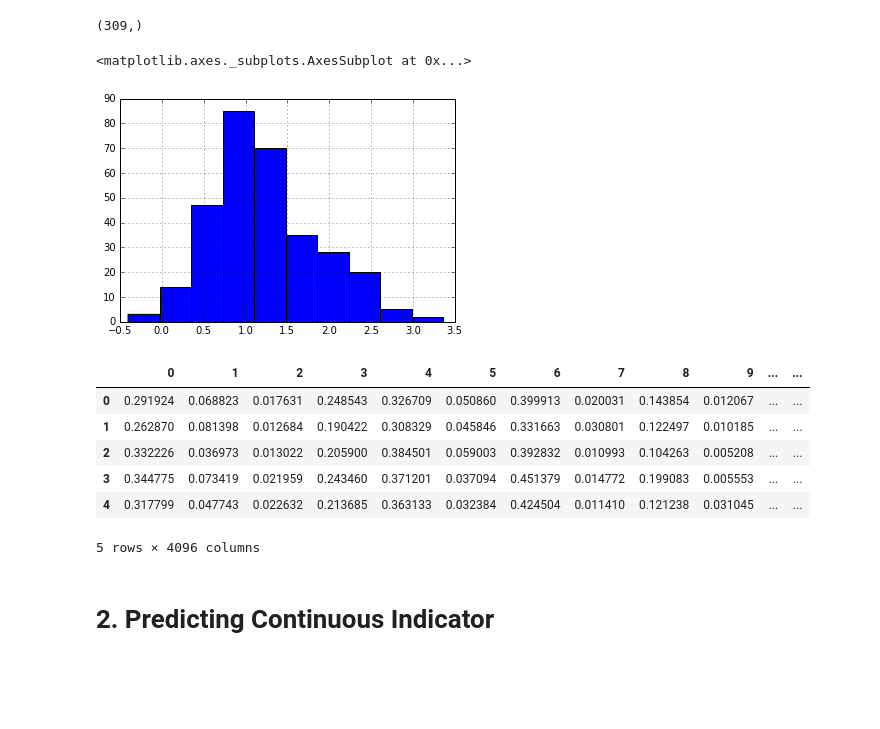
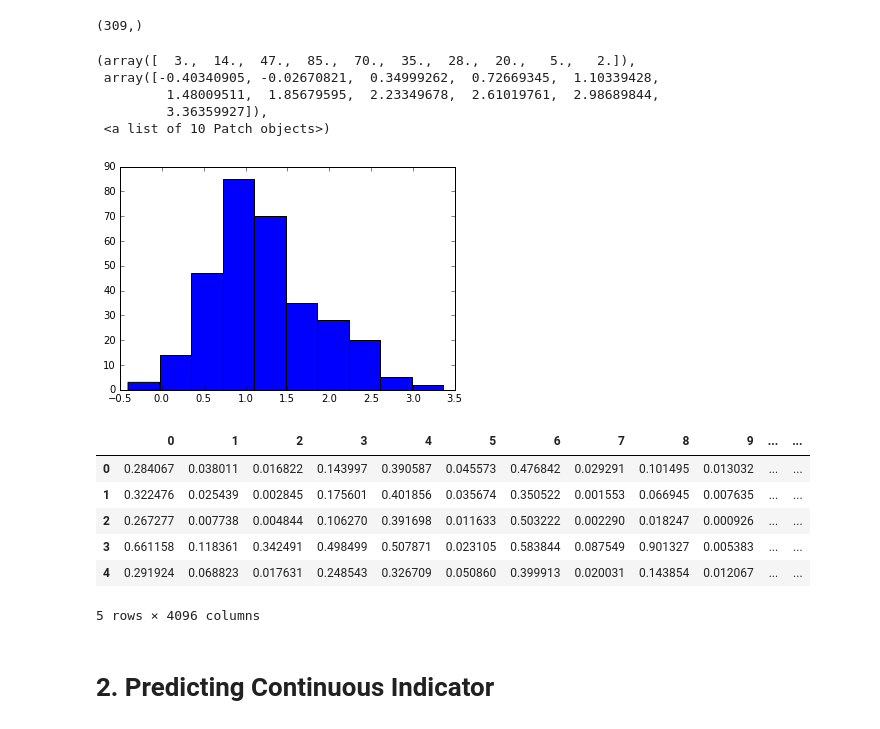
Before and after one commit to WFP-VAM/HRM, a Jupyter notebook: Notebooks/4. Predicting HH indicators with CNN features.ipynb, the cells around one changed output. Drawn from its saved outputs; the diff is of its cells as text; code cells hidden in the pictures; blank space fills up the shorter version.

```diff
--- a/Notebooks/4. Predicting HH indicators with CNN features.ipynb
+++ b/Notebooks/4. Predicting HH indicators with CNN features.ipynb
@@ -35,7 +34,9 @@ hh_data_2011_cluster_minHH = pd.read_csv("../Data/Intermediate_files/hh_data_201
 # %%
-google_sat_CNN_features_lsms_VGGF_caffe_conv7_mean_100imagescluster = pd.read_csv("../Data/Intermediate_files/google_sat_CNN_features_lsms_VGGF_caffe_conv7_mean_100imagescluster.csv")
+CNN_features = pd.read_csv("../Data/Intermediate_files/google_sat_CNN_features_lsms_VGGF_caffe_conv7_mean_100imagescluster.csv")
 # %% [markdown]
 ### Merging
 # %%
-data=hh_data_2011_cluster_minHH.merge(google_sat_CNN_features_lsms_VGGF_caffe_conv7_mean_100imagescluster,on=["i","j"])
+data=hh_data.merge(CNN_features,on=["i","j"])
+# %%
+data = data.sample(frac=1).reset_index(drop=True) #Shuffling the data
 # %%
@@ -45,7 +46,7 @@ data_features=data.iloc[:,start_features:]
 # %% [markdown]
 ### Defining predictors and predicting variables
 # %%
-y = data["cons"] #Average normalized consumption per cluster
+y = data["cons"].values #Average normalized consumption per cluster
 y = y[y > 0]
 y = np.log(y) #Log-normal distribution
 # %%
@@ -60,21 +61,25 @@ X.shape
 y.shape
 # %% [output]
 (309,)
-# %%
-y.hist()
-# %% [output]
-<matplotlib.axes._subplots.AxesSubplot at 0x...>
-[figure, removed]
-# %%
-X.head()
-# %% [output]
-|  | 0 | 1 | 2 | 3 | 4 | 5 | 6 | 7 | 8 | 9 | ... | ... |
-| 0 | 0.291924 | 0.068823 | 0.017631 | 0.248543 | 0.326709 | 0.050860 | 0.399913 | 0.020031 | 0.143854 | 0.012067 | ... | ... |
-| 1 | 0.262870 | 0.081398 | 0.012684 | 0.190422 | 0.308329 | 0.045846 | 0.331663 | 0.030801 | 0.122497 | 0.010185 | ... | ... |
-| 2 | 0.332226 | 0.036973 | 0.013022 | 0.205900 | 0.384501 | 0.059003 | 0.392832 | 0.010993 | 0.104263 | 0.005208 | ... | ... |
-| 3 | 0.344775 | 0.073419 | 0.021959 | 0.243460 | 0.371201 | 0.037094 | 0.451379 | 0.014772 | 0.199083 | 0.005553 | ... | ... |
-| 4 | 0.317799 | 0.047743 | 0.022632 | 0.213685 | 0.363133 | 0.032384 | 0.424504 | 0.011410 | 0.121238 | 0.031045 | ... | ... |
-5 rows × 4096 columns
+# %%
+plt.hist(y)
+# %% [output]
+(array([  3.,  14.,  47.,  85.,  70.,  35.,  28.,  20.,   5.,   2.]),
+ array([-0.40340905, -0.02670821,  0.34999262,  0.72669345,  1.10339428,
+         1.48009511,  1.85679595,  2.23349678,  2.61019761,  2.98689844,
+         3.36359927]),
+ <a list of 10 Patch objects>)
+[figure, added]
+# %%
+pd.DataFrame(X).head()
+# %% [output]
+|  | 0 | 1 | 2 | 3 | 4 | 5 | 6 | 7 | 8 | 9 | ... | ... |
+| 0 | 0.284067 | 0.038011 | 0.016822 | 0.143997 | 0.390587 | 0.045573 | 0.476842 | 0.029291 | 0.101495 | 0.013032 | ... | ... |
+| 1 | 0.322476 | 0.025439 | 0.002845 | 0.175601 | 0.401856 | 0.035674 | 0.350522 | 0.001553 | 0.066945 | 0.007635 | ... | ... |
+| 2 | 0.267277 | 0.007738 | 0.004844 | 0.106270 | 0.391698 | 0.011633 | 0.503222 | 0.002290 | 0.018247 | 0.000926 | ... | ... |
+| 3 | 0.661158 | 0.118361 | 0.342491 | 0.498499 | 0.507871 | 0.023105 | 0.583844 | 0.087549 | 0.901327 | 0.005383 | ... | ... |
+| 4 | 0.291924 | 0.068823 | 0.017631 | 0.248543 | 0.326709 | 0.050860 | 0.399913 | 0.020031 | 0.143854 | 0.012067 | ... | ... |
+5 rows × 4096 columns
 # %% [markdown]
 # 2. Predicting Continuous Indicator
 # %% [markdown]
```
Also changed, not shown: parts of 32 cells of this notebook.
